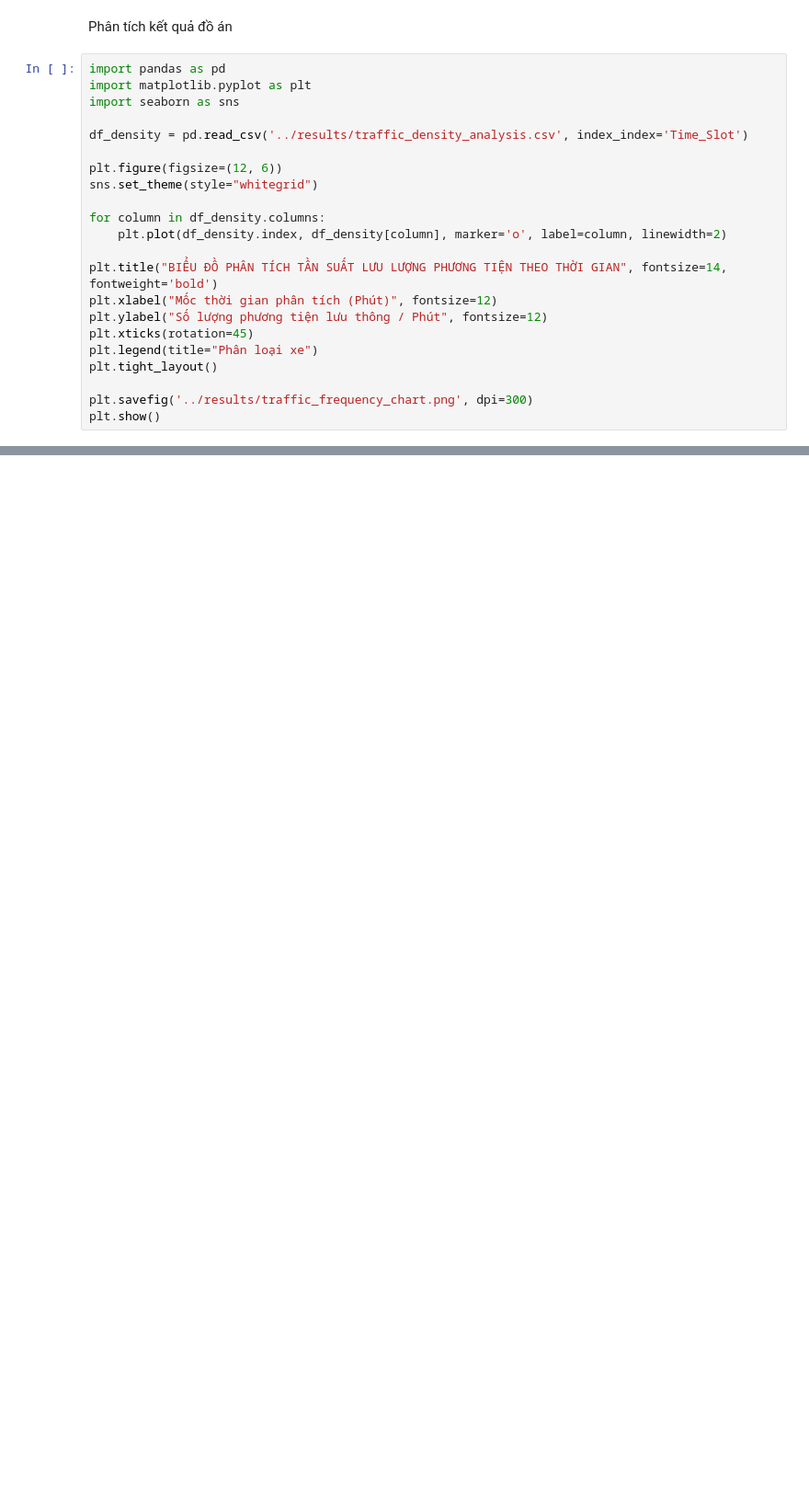
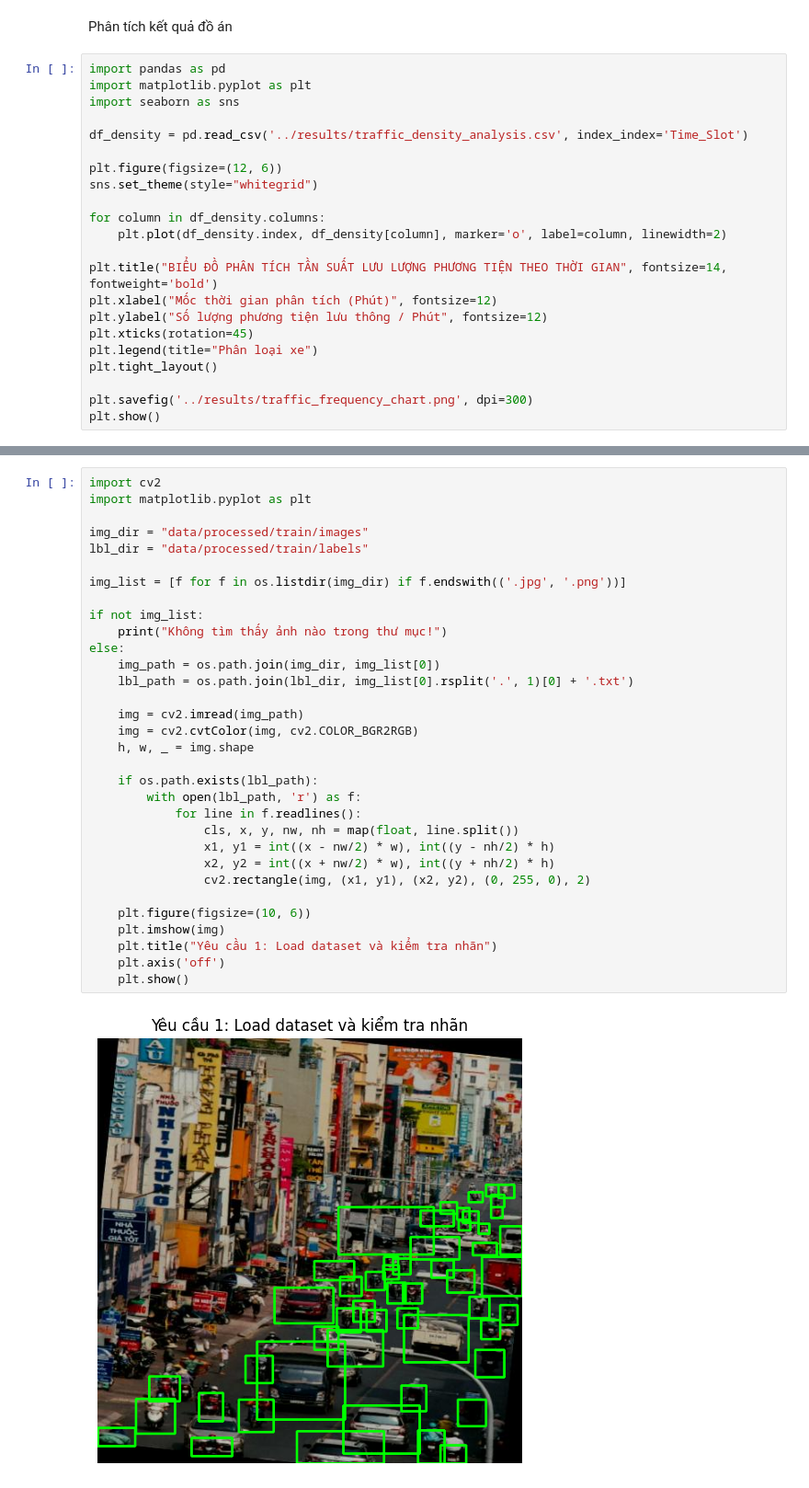
Before and after one commit to nguyenhoangkhang-2010/vehicle-detection-model, a Jupyter notebook: notebooks/visualize_data.ipynb, the cells around one changed output, grey strips where cells are left out. Shown at 92% size. Drawn from its saved outputs; the diff is of its cells as text; blank space fills up the shorter version.

```diff
--- a/notebooks/visualize_data.ipynb
+++ b/notebooks/visualize_data.ipynb
@@ -53,0 +76,34 @@ plt.show()
+# %%
+import cv2
+import matplotlib.pyplot as plt
+
+img_dir = "data/processed/train/images"
+lbl_dir = "data/processed/train/labels"
+
+img_list = [f for f in os.listdir(img_dir) if f.endswith(('.jpg', '.png'))]
+
+if not img_list:
+    print("Không tìm thấy ảnh nào trong thư mục!")
+else:
+    img_path = os.path.join(img_dir, img_list[0])
+    lbl_path = os.path.join(lbl_dir, img_list[0].rsplit('.', 1)[0] + '.txt')
+
+    img = cv2.imread(img_path)
+    img = cv2.cvtColor(img, cv2.COLOR_BGR2RGB)
+    h, w, _ = img.shape
+
+    if os.path.exists(lbl_path):
+        with open(lbl_path, 'r') as f:
+            for line in f.readlines():
+                cls, x, y, nw, nh = map(float, line.split())
+                x1, y1 = int((x - nw/2) * w), int((y - nh/2) * h)
+                x2, y2 = int((x + nw/2) * w), int((y + nh/2) * h)
+                cv2.rectangle(img, (x1, y1), (x2, y2), (0, 255, 0), 2)
+
+    plt.figure(figsize=(10, 6))
+    plt.imshow(img)
+    plt.title("Yêu cầu 1: Load dataset và kiểm tra nhãn")
+    plt.axis('off')
+    plt.show()
+# %% [output]
+[figure, added]
```
Also changed, not shown: parts of 6 cells of this notebook, 2 other files.
